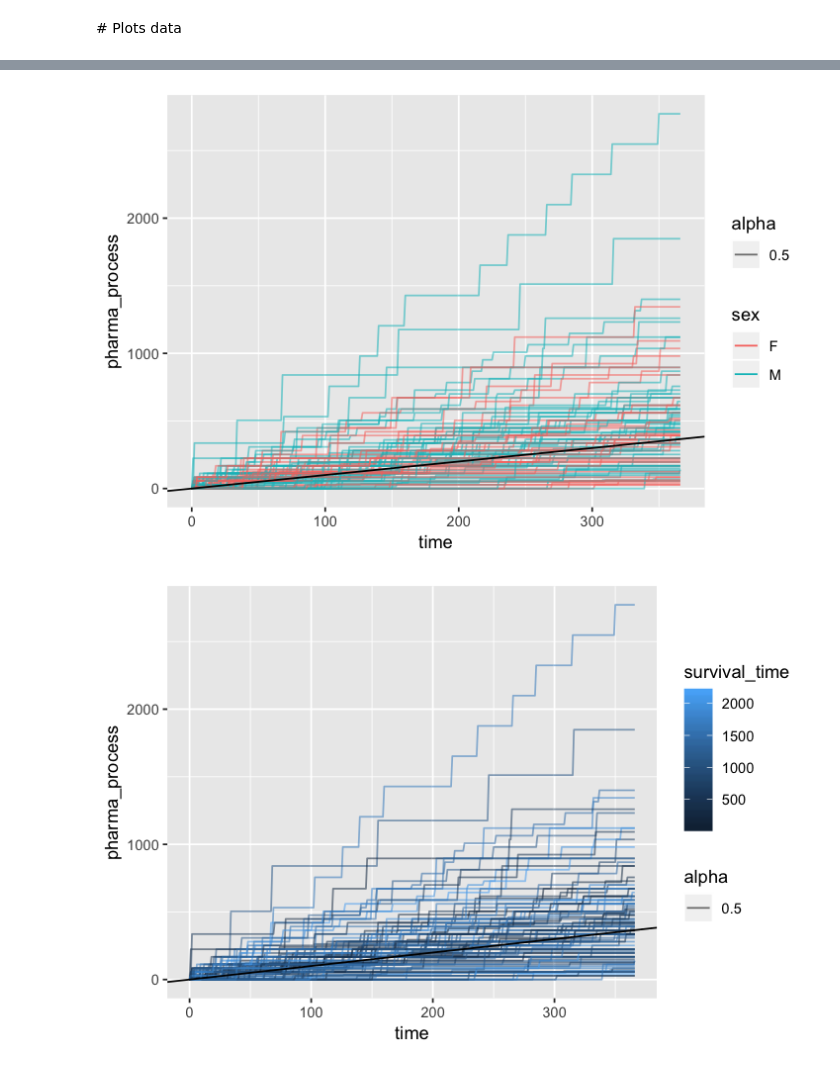
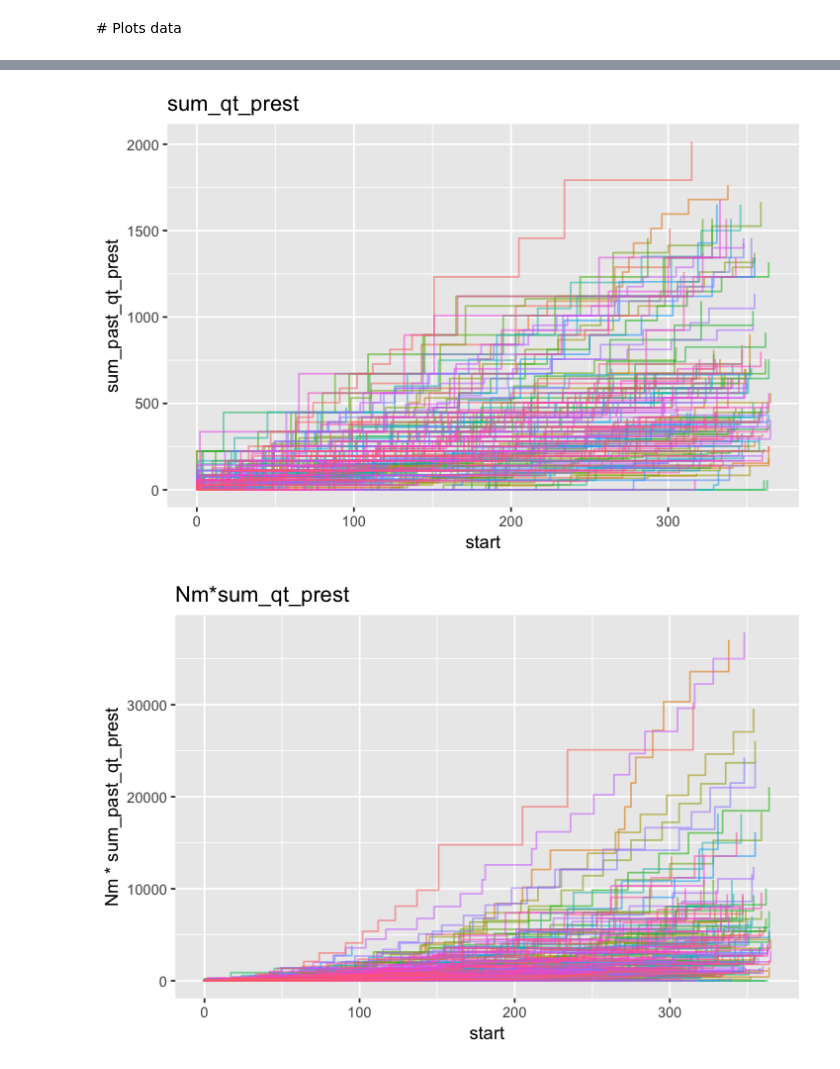
Before and after one commit to davide-burba/thesis, a Jupyter notebook: preprocess/plots.ipynb, the cells around one changed output, grey strips where cells are left out. Saved outputs shown, nothing was run; the diff lists cells and outputs as text; code cells hidden in the pictures.

```diff
--- a/preprocess/plots.ipynb
+++ b/preprocess/plots.ipynb
@@ -67,20 +28,23 @@ subset_process = melted_processes[which(melted_processes$patient %in% selected_p
+# %%
+# sample some patients for plotting purposes
+selected_patients = unique(sel_df$id)[1:200]
+sample_df = data.frame(sel_df[id %in% selected_patients])#[c('id','start','stop','Nm','sum_past_qt_prest')]
 # %%
 options(repr.plot.width=6, repr.plot.height=4)
 
-ggplot(subset_process, aes(x= time, y=pharma_process, group = factor(patient), color=factor(patient),alpha = 0.1)) +
-  geom_line() +
-  geom_abline(slope = 1,color = 'black') +
-  theme(legend.position="none")
+ggplot(sample_df, aes(x= start, y=Nm, group = factor(id), color=factor(id),alpha = 0.1)) +
+    geom_step() +
+    ggtitle('counting process') +
+    theme(legend.position="none")
 
-ggplot(subset_process, aes(x= time, y=pharma_process, group = factor(patient), color=sex, alpha = 0.5)) +
-  geom_line() +
-  geom_abline(slope = 1,color = 'black')
+ggplot(sample_df, aes(x= start, y=sum_past_qt_prest, group = factor(id), color=factor(id),alpha = 0.1)) +
+    geom_step() +
+    ggtitle('sum_qt_prest') +
+    theme(legend.position="none")
 
-ggplot(subset_process, aes(x= time, y=pharma_process, group = factor(patient), color=survival_time, alpha = 0.5)) +
-  geom_line() +
-  geom_abline(slope = 1,color = 'black')
-
-ggplot(subset_process, aes(x= time, y=pharma_process, group = factor(patient), color=outcome, alpha = 0.5)) +
-  geom_line() +
-  geom_abline(slope = 1,color = 'black')
+ggplot(sample_df, aes(x= start, y=Nm*sum_past_qt_prest, group = factor(id), color=factor(id),alpha = 0.1)) +
+    geom_step() +
+    ggtitle('Nm*sum_qt_prest') +
+    theme(legend.position="none")
+#ggsave("pharmacological_counting_process.png")
 # %% [output]
@@ -88,2 +52,2 @@ ggplot(subset_process, aes(x= time, y=pharma_process, group = factor(patient), c
-[figure, old version]
+[figure, new version]
-[figure, old version]
+[figure, new version]
```
Also changed, not shown: parts of 12 cells of this notebook, 7 other files.
